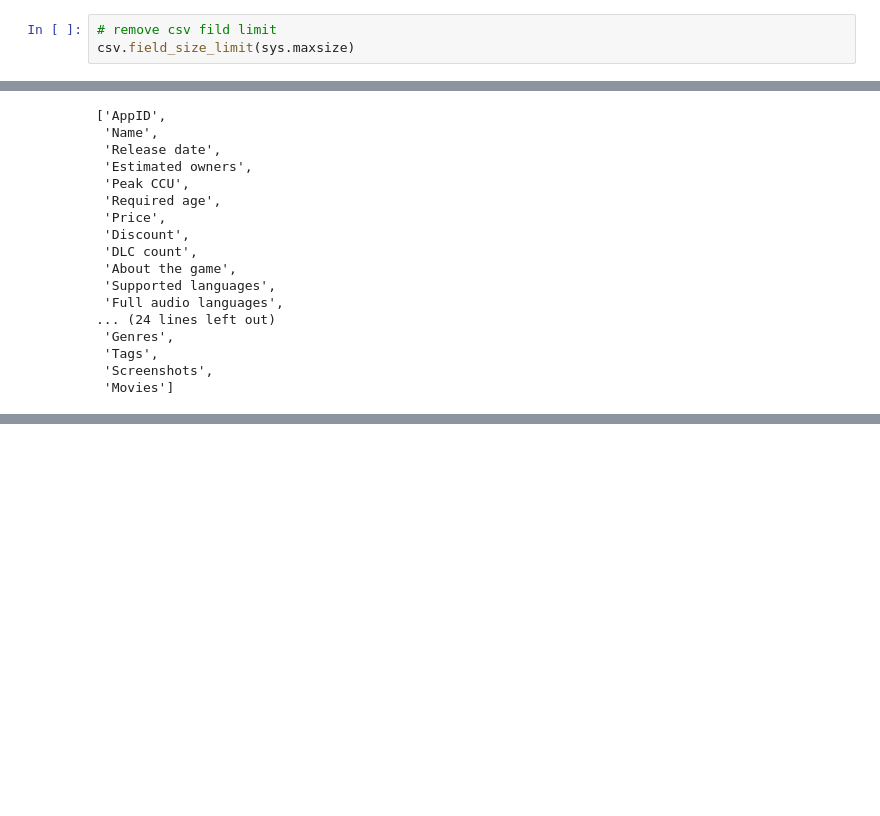
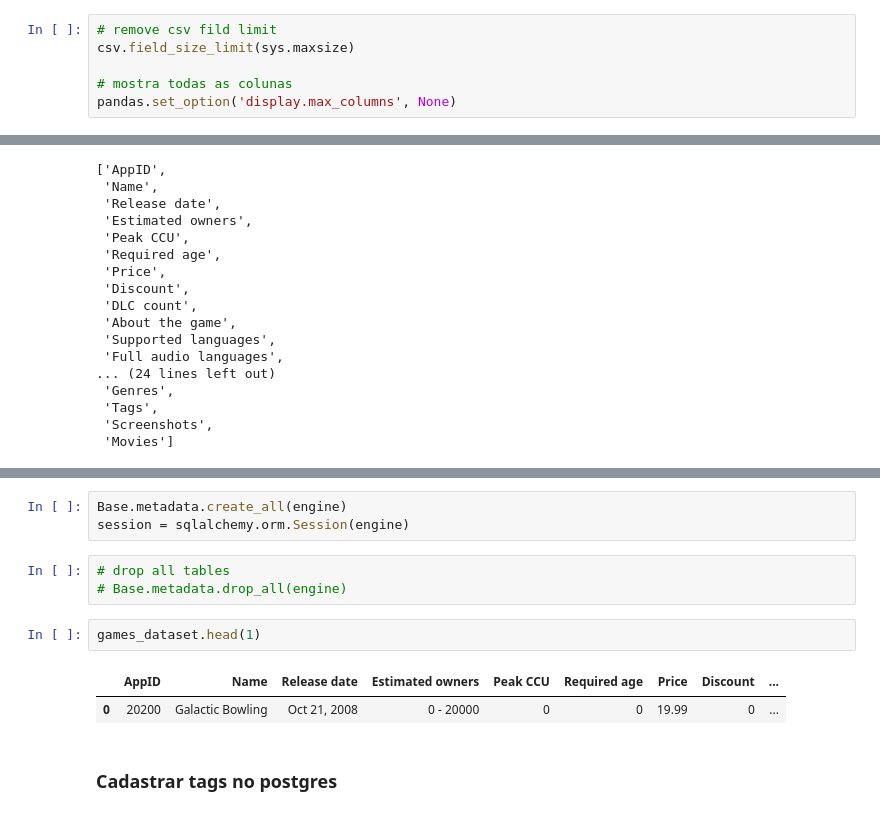
Before and after one commit to Tamicktom/analise-steam-games, a Jupyter notebook: analise-exploratoria.ipynb, the cells around one changed output, grey strips where cells are left out. Saved outputs shown, nothing was run; the diff lists cells and outputs as text; blank space fills up the shorter version.

Commit message:
Update exploratory analysis notebook with new dataset migration steps, including database connection setup and table definitions. Add markdown cells for clarity and enhance code execution counts.

```diff
--- a/analise-exploratoria.ipynb
+++ b/analise-exploratoria.ipynb
@@ -15,3 +18,6 @@ import sqlalchemy
 # %%
 # remove csv fild limit
 csv.field_size_limit(sys.maxsize)
+
+# mostra todas as colunas
+pandas.set_option('display.max_columns', None)
@@ -122,0 +404,13 @@ games_dataset.columns.tolist() # Lista de colunas
+# %%
+Base.metadata.create_all(engine)
+session = sqlalchemy.orm.Session(engine)
+# %%
+# drop all tables
+# Base.metadata.drop_all(engine)
+# %%
+games_dataset.head(1)
+# %% [output]
+|  | AppID | Name | Release date | Estimated owners | Peak CCU | Required age | Price | Discount | ... |
+| 0 | 20200 | Galactic Bowling | Oct 21, 2008 | 0 - 20000 | 0 | 0 | 19.99 | 0 | ... |
+# %% [markdown]
+### Cadastrar tags no postgres
```
Also changed, not shown: parts of 21 cells of this notebook.
